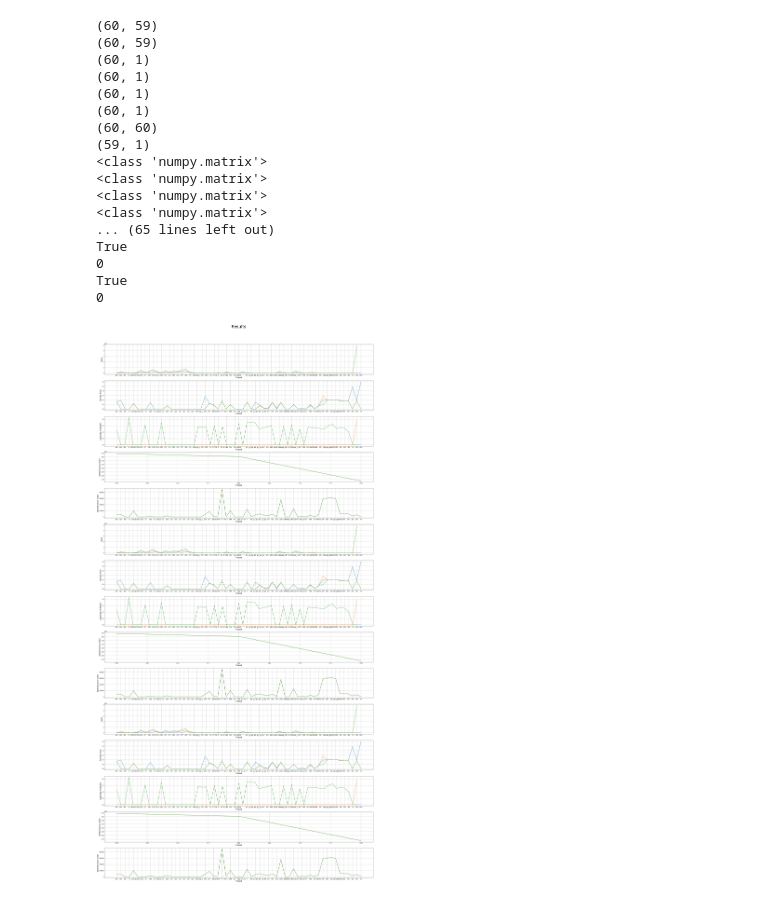
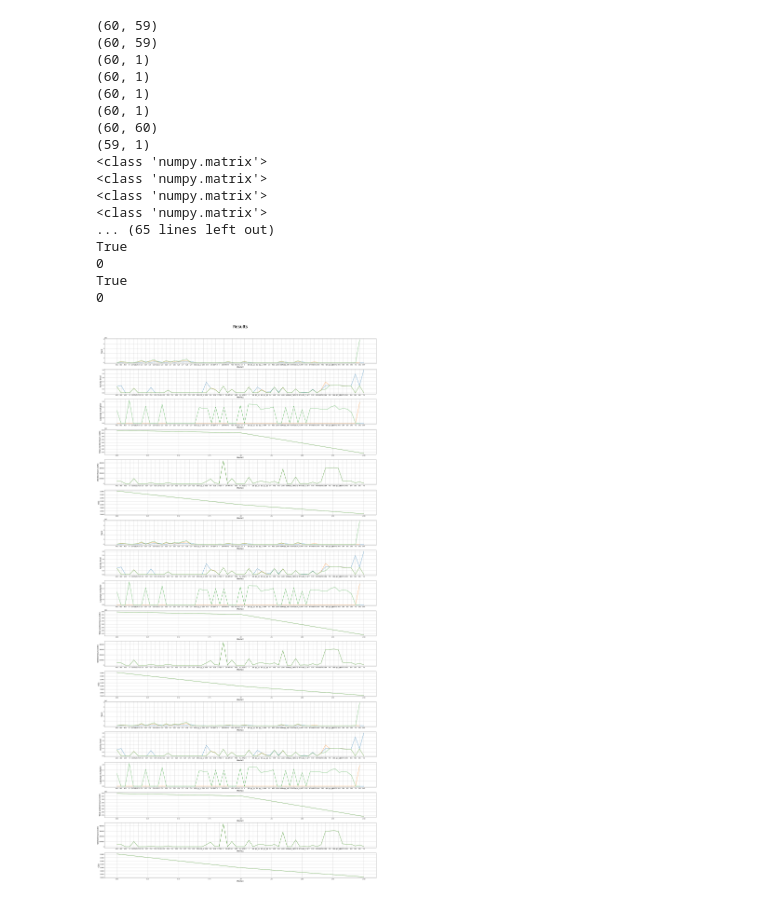
Before and after one commit to lokehagberg/rhp, a Jupyter notebook: simulations/Sweden/2016.ipynb, the cells around one changed output. Drawn from its saved outputs; the diff is of its cells as text; code cells hidden in the pictures.

```diff
--- a/simulations/Sweden/2016.ipynb
+++ b/simulations/Sweden/2016.ipynb
@@ -112,16 +112,18 @@ slack_list = plan_outcome[2]
 plt.style.use('_mpl-gallery')
 fig = plt.figure(figsize=(30, 180))
 fig.suptitle('Results', fontsize=32)
-gs = gridspec.GridSpec(5 * time_steps * planning_horizon, 1)
+gs = gridspec.GridSpec(6 * time_steps * planning_horizon, 1)
 
 labels = ['Slack',
             'Activity level',
             'Lagrange multiplier',
-            'Worked hours (10K)']
+            'Worked hours (10K)',
+            'CO2',
+            'Total worked hours (10K)']
 
 for i in range(time_steps):
 
-    ax = fig.add_subplot(gs[i * 5 + 1, 0])
+    ax = fig.add_subplot(gs[i * 6 + 1, 0])
     ax.set_xlabel('Product', fontsize=14)
     ax.set_ylabel(labels[0], fontsize=14)
     ax.set_xticks(range(supply_use_list[i].shape[0]+1), sector_with_all_outputs_and_EXP)
@@ -129,7 +131,7 @@ for i in range(time_steps):
         s = np.array_split(slack_list[i], planning_horizon)
         ax.plot(range(s[j].shape[0]), s[j])
 
-    ax = fig.add_subplot(gs[i * 5 + 2, 0])
+    ax = fig.add_subplot(gs[i * 6 + 2, 0])
     ax.set_xlabel('Product', fontsize=14)
     ax.set_ylabel(labels[1], fontsize=14)
     ax.set_xticks(range(supply_use_list[i].shape[1]), sector_name_input)
@@ -137,7 +139,7 @@ for i in range(time_steps):
         x = np.array_split(result_list[i], planning_horizon)
         ax.plot(range(x[j].shape[0]), x[j])
 
-    ax = fig.add_subplot(gs[i * 5 + 3, 0])
+    ax = fig.add_subplot(gs[i * 6 + 3, 0])
     ax.set_xlabel('Product', fontsize=14)
     ax.set_ylabel(labels[2], fontsize=14)
     ax.set_xticks(range(len(sector_with_all_outputs_and_EXP)), sector_with_all_outputs_and_EXP)
@@ -149,41 +151,52 @@ for i in range(time_steps):
     x = np.array_split(result_list[i], planning_horizon)
     for j in range(planning_horizon):
         resulting_worked_hours.append(np.matmul(worked_hours.reshape([1,-1]), x[j]))
-    ax = fig.add_subplot(gs[i * 5 + 4, 0])
+    ax = fig.add_subplot(gs[i * 6 + 4, 0])
     ax.set_xlabel('Product', fontsize=14)
-    ax.set_ylabel(labels[3], fontsize=14)
+    ax.set_ylabel(labels[5], fontsize=14)
     for j in range(planning_horizon):
         ax.plot(range(planning_horizon), resulting_worked_hours)
 
     x = np.array_split(result_list[i], planning_horizon)
     worked_hours_per_sector = []
     for j in range(worked_hours.shape[0]):
         worked_hours_per_sector.append(x[0][j]*worked_hours[j])
-    ax = fig.add_subplot(gs[i * 5 + 5, 0])
+    ax = fig.add_subplot(gs[i * 6 + 5, 0])
     ax.set_xlabel('Product', fontsize=14)
     ax.set_ylabel(labels[3], fontsize=14)
     ax.set_xticks(range(supply_use_list[i].shape[1]), sector_name_input)
     for j in range(planning_horizon):
         x = np.array_split(result_list[i], planning_horizon)
         ax.plot(range(x[j].shape[0]), worked_hours_per_sector)
 
+    co2 = deepcopy(supply_use_list[0][-1,:])
+    resulting_co2 = []
+    x = np.array_split(result_list[i], planning_horizon)
+    for j in range(planning_horizon):
+        resulting_co2.append(np.matmul(co2, x[j]).item(0))
+    ax = fig.add_subplot(gs[i * 6 + 6, 0])
+    ax.set_xlabel('Product', fontsize=14)
+    ax.set_ylabel(labels[4], fontsize=14)
+    for j in range(planning_horizon):
+        ax.plot(range(planning_horizon), resulting_co2)
+
 plt.show()
 # %% [output]
 (60, 59)
 (60, 59)
 (60, 1)
 (60, 1)
 (60, 1)
 (60, 1)
 (60, 60)
 (59, 1)
 <class 'numpy.matrix'>
 <class 'numpy.matrix'>
 <class 'numpy.matrix'>
 <class 'numpy.matrix'>
 ... (65 lines left out)
 True
 0
 True
 0
-[figure, old version]
+[figure, new version]
```
